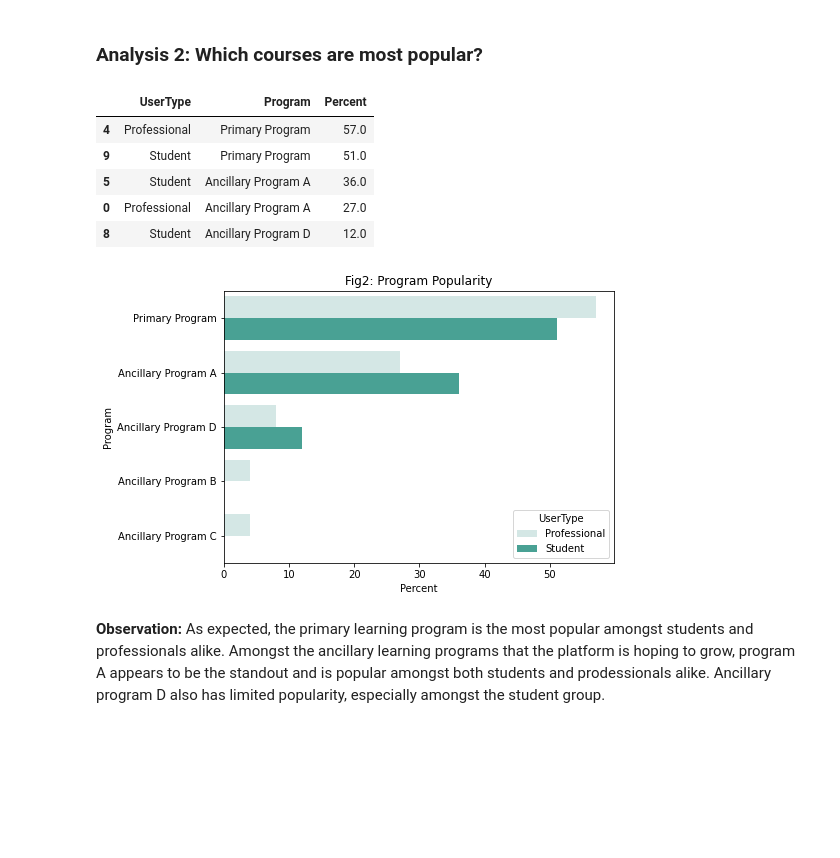
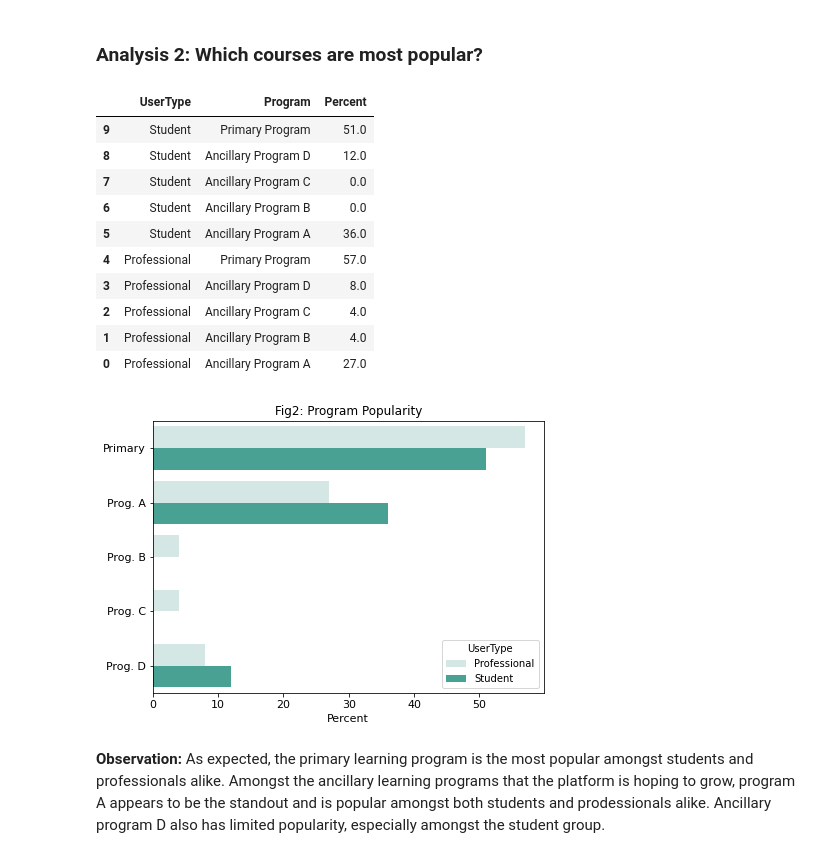
Before and after one commit to prarid/VisualizationProjects, a Jupyter notebook: eLearningAnalysis.ipynb, the cells around one changed output. Cells and saved outputs as stored; diff of their text form; code cells hidden in the pictures; blank space fills up the shorter version.

```diff
--- a/eLearningAnalysis.ipynb
+++ b/eLearningAnalysis.ipynb
@@ -35,6 +37,6 @@ import matplotlib.pyplot as plt
 import seaborn as sns
 # %%
-# df_all = pd.read_excel("MasterDataClean.xlsx")
+df_all = pd.read_excel("MasterDataClean.xlsx")
 df_all.info()
 df_all.head(5)
 # %% [output]
@@ -127,23 +127,38 @@ plt.savefig("ProgramsPerUser.png")
 # %%
 _ = (df_all.groupby(["UserType","Program"]).size() / df_all.groupby(["UserType"]).size() * 100).round().reset_index()
 _.rename(columns = {0:"Percent"}, inplace = True)
-_.sort_values("Percent", ascending = False, inplace = True)
-_.head()
+_.sort_values(["UserType", "Program", "Percent"], ascending = False, inplace = True)
+_
 # %% [output]
 |  | UserType | Program | Percent |
+| 9 | Student | Primary Program | 51.0 |
+| 8 | Student | Ancillary Program D | 12.0 |
+| 7 | Student | Ancillary Program C | 0.0 |
+| 6 | Student | Ancillary Program B | 0.0 |
+| 5 | Student | Ancillary Program A | 36.0 |
 | 4 | Professional | Primary Program | 57.0 |
-| 9 | Student | Primary Program | 51.0 |
-| 5 | Student | Ancillary Program A | 36.0 |
+| 3 | Professional | Ancillary Program D | 8.0 |
+| 2 | Professional | Ancillary Program C | 4.0 |
+| 1 | Professional | Ancillary Program B | 4.0 |
 | 0 | Professional | Ancillary Program A | 27.0 |
-| 8 | Student | Ancillary Program D | 12.0 |
+# %%
+categories= ["Primary Program","Ancillary Program A","Ancillary Program B","Ancillary Program C","Ancillary Program D"]
+
+_["Program"] = pd.Categorical(_["Program"], categories = categories)
+_.sort_values(["UserType","Program"], inplace = True)
 # %%
 plt.figure(figsize = (7,5))
 colors = ["#d1eae7", "#3ab09e"]
 sns.barplot(data =_, x = "Percent", y = "Program", hue = "UserType",
-            palette = colors).set_title("Fig2: Program Popularity");
-plt.savefig("ProgramPopularity.png")
+            palette = colors).set_title("Fig2: Program Popularity", fontsize = 12);
+plt.gca().set_yticklabels(["Primary","Prog. A","Prog. B","Prog. C","Prog. D"]);
+plt.xticks(fontsize = 11);
+plt.xlabel("Percent", fontsize = 11);
+plt.yticks(fontsize = 11);
+plt.ylabel("", fontsize = 11);
+plt.savefig("Program_Popularity.png")
 # %% [output]
-[figure, old version]
+[figure, new version]
 # %% [markdown]
 <b>Observation:</b> As expected, the primary learning program is the most popular amongst students and professionals alike. Amongst the ancillary learning programs that the platform is hoping to grow, program A appears to be the standout and is popular amongst both students and prodessionals alike. Ancillary program D also has limited popularity, especially amongst the student group.
 # %% [markdown]
```
Also changed, not shown: parts of 6 cells of this notebook, 2 other files.
